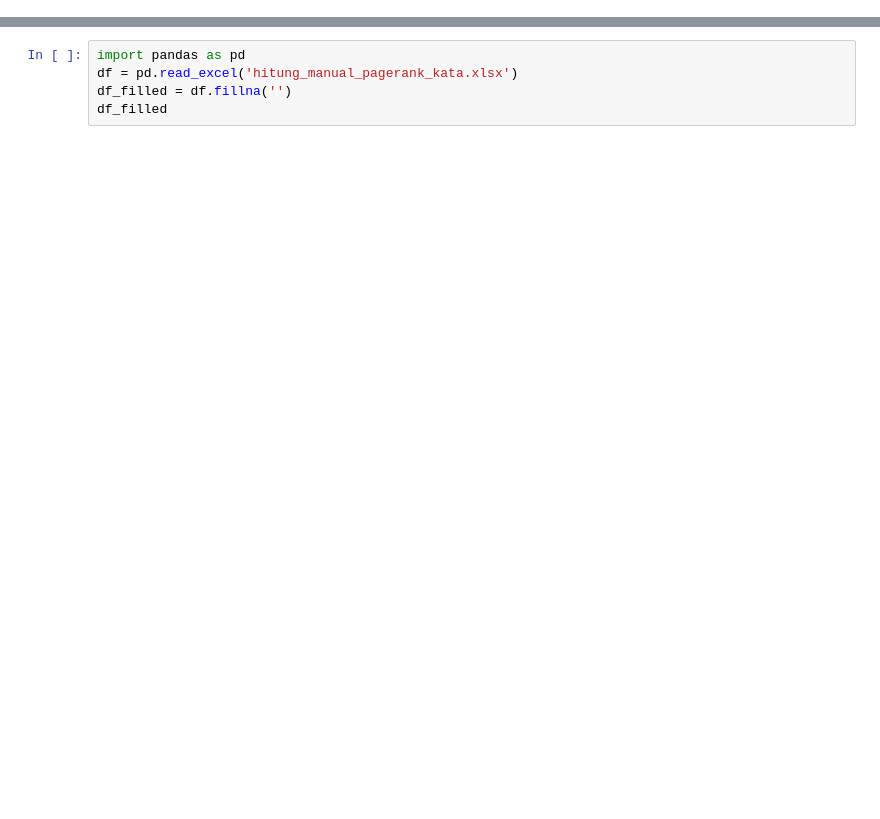
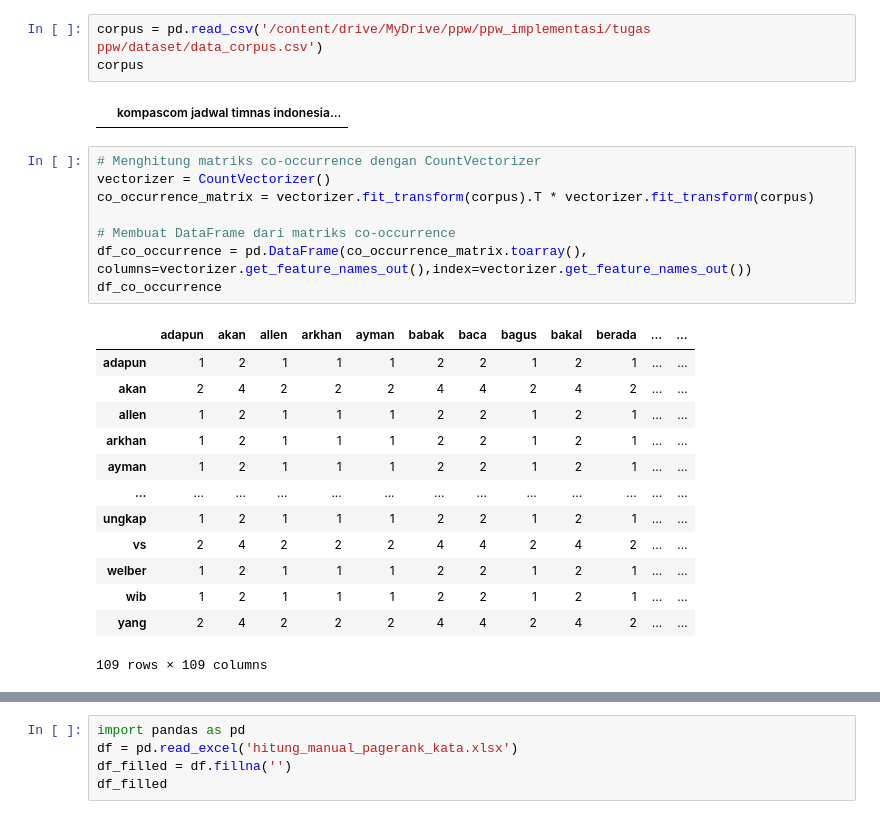
Before and after one commit to AliGhufron-28/ppw, a Jupyter notebook: _sources/notebooks6.ipynb, the cells around one changed output, grey strips where cells are left out. Drawn from its saved outputs; the diff is of its cells as text; blank space fills up the shorter version.

```diff
--- a/_sources/notebooks6.ipynb
+++ b/_sources/notebooks6.ipynb
@@ -34,0 +24,27 @@ menghitung mannual pagerank dengan nilai tresholdnya lebih dari 25 untuk graph d
+# %%
+corpus = pd.read_csv('/content/drive/MyDrive/ppw/ppw_implementasi/tugas ppw/dataset/data_corpus.csv')
+corpus
+# %% [output]
+|  | kompascom jadwal timnas indonesia... |
+# %%
+# Menghitung matriks co-occurrence dengan CountVectorizer
+vectorizer = CountVectorizer()
+co_occurrence_matrix = vectorizer.fit_transform(corpus).T * vectorizer.fit_transform(corpus)
+
+# Membuat DataFrame dari matriks co-occurrence
+df_co_occurrence = pd.DataFrame(co_occurrence_matrix.toarray(), columns=vectorizer.get_feature_names_out(),index=vectorizer.get_feature_names_out())
+df_co_occurrence
+# %% [output]
+|  | adapun | akan | allen | arkhan | ayman | babak | baca | bagus | bakal | berada | ... | ... |
+| adapun | 1 | 2 | 1 | 1 | 1 | 2 | 2 | 1 | 2 | 1 | ... | ... |
+| akan | 2 | 4 | 2 | 2 | 2 | 4 | 4 | 2 | 4 | 2 | ... | ... |
+| allen | 1 | 2 | 1 | 1 | 1 | 2 | 2 | 1 | 2 | 1 | ... | ... |
+| arkhan | 1 | 2 | 1 | 1 | 1 | 2 | 2 | 1 | 2 | 1 | ... | ... |
+| ayman | 1 | 2 | 1 | 1 | 1 | 2 | 2 | 1 | 2 | 1 | ... | ... |
+| ... | ... | ... | ... | ... | ... | ... | ... | ... | ... | ... | ... | ... |
+| ungkap | 1 | 2 | 1 | 1 | 1 | 2 | 2 | 1 | 2 | 1 | ... | ... |
+| vs | 2 | 4 | 2 | 2 | 2 | 4 | 4 | 2 | 4 | 2 | ... | ... |
+| welber | 1 | 2 | 1 | 1 | 1 | 2 | 2 | 1 | 2 | 1 | ... | ... |
+| wib | 1 | 2 | 1 | 1 | 1 | 2 | 2 | 1 | 2 | 1 | ... | ... |
+| yang | 2 | 4 | 2 | 2 | 2 | 4 | 4 | 2 | 4 | 2 | ... | ... |
+109 rows × 109 columns
```
Also changed, not shown: parts of 9 cells of this notebook, 18 other files.
